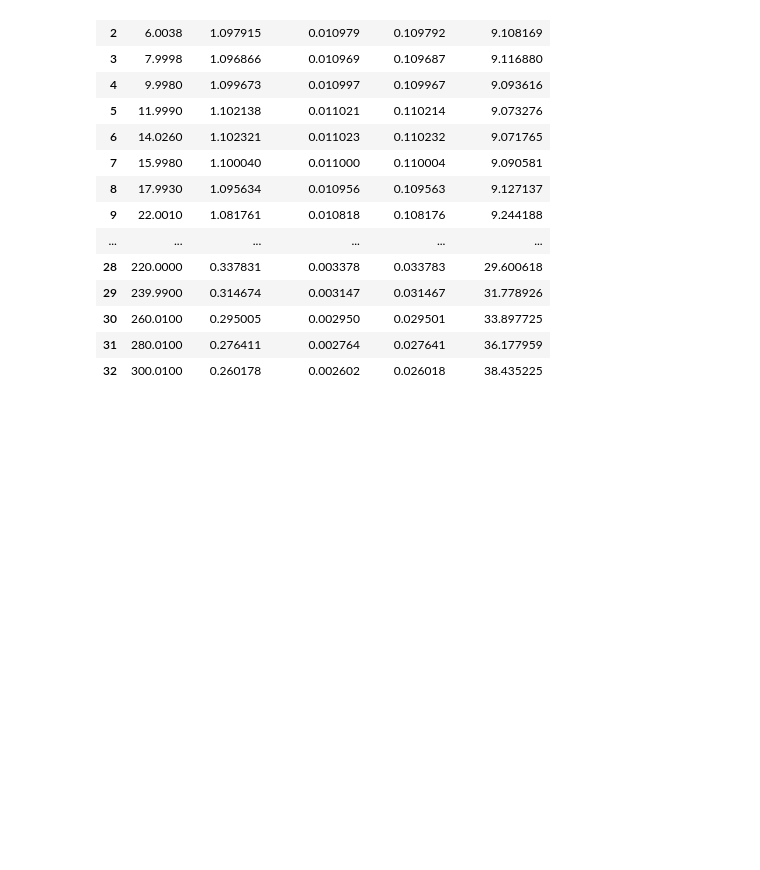
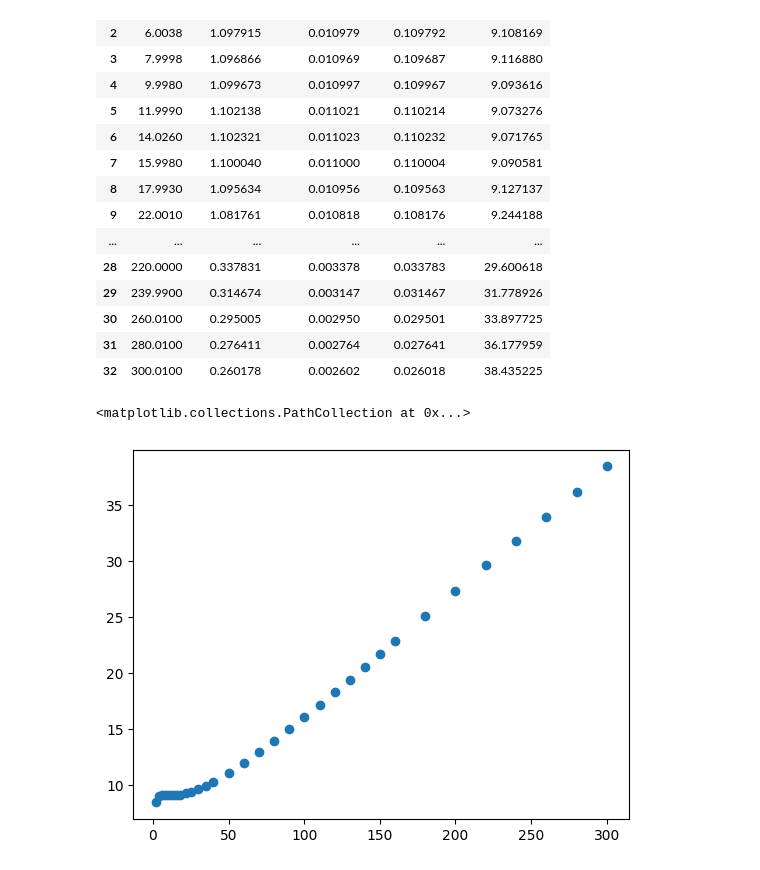
Before and after one commit to ShannonNCM/PMM, a Jupyter notebook: calculos.ipynb, the cells around one changed output. Drawn from its saved outputs; the diff is of its cells as text; code cells hidden in the pictures; blank space fills up the shorter version.

```diff
--- a/calculos.ipynb
+++ b/calculos.ipynb
@@ -59,3 +56,8 @@ data1
 | 30 | 260.0100 | 0.295005 | 0.002950 | 0.029501 | 33.897725 |
 | 31 | 280.0100 | 0.276411 | 0.002764 | 0.027641 | 36.177959 |
 | 32 | 300.0100 | 0.260178 | 0.002602 | 0.026018 | 38.435225 |
+# %%
+plt.scatter(data1['K'],data1['1/x_(mol.T^2)/J'])
+# %% [output]
+<matplotlib.collections.PathCollection at 0x...>
+[figure, added]
```
Also changed, not shown: parts of 10 cells of this notebook.
